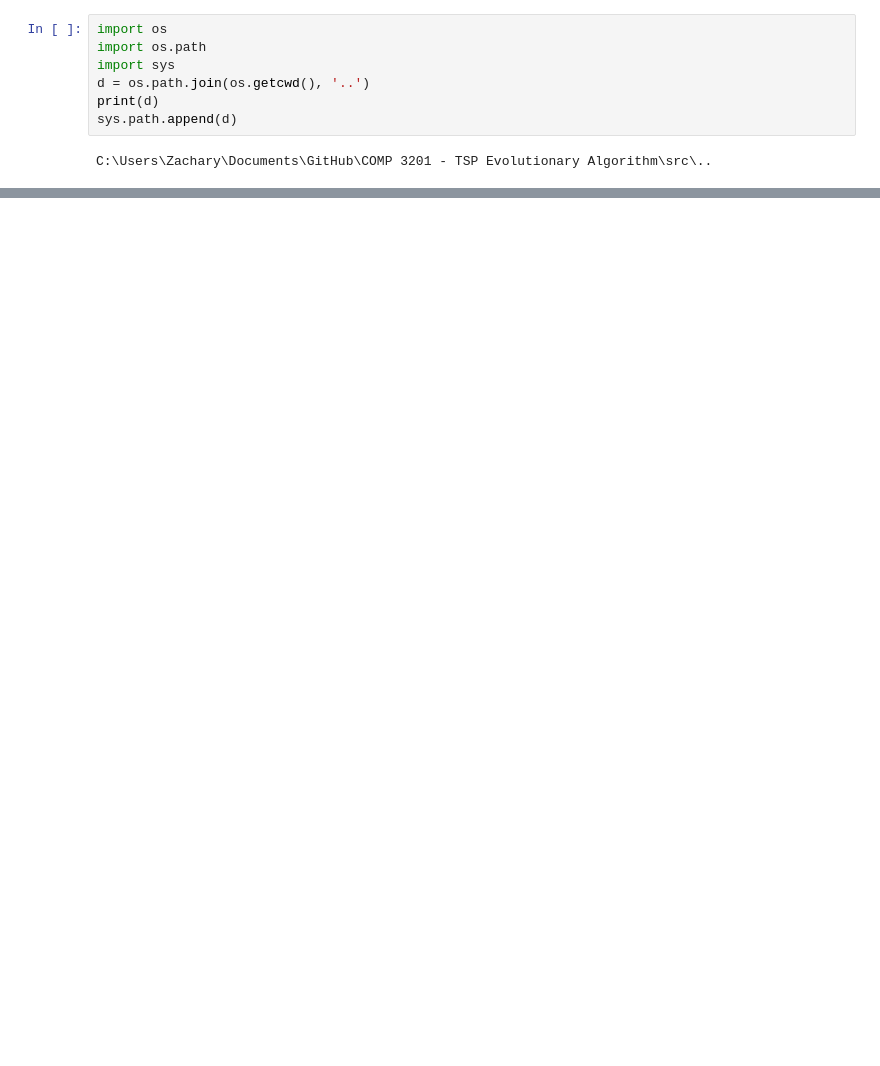
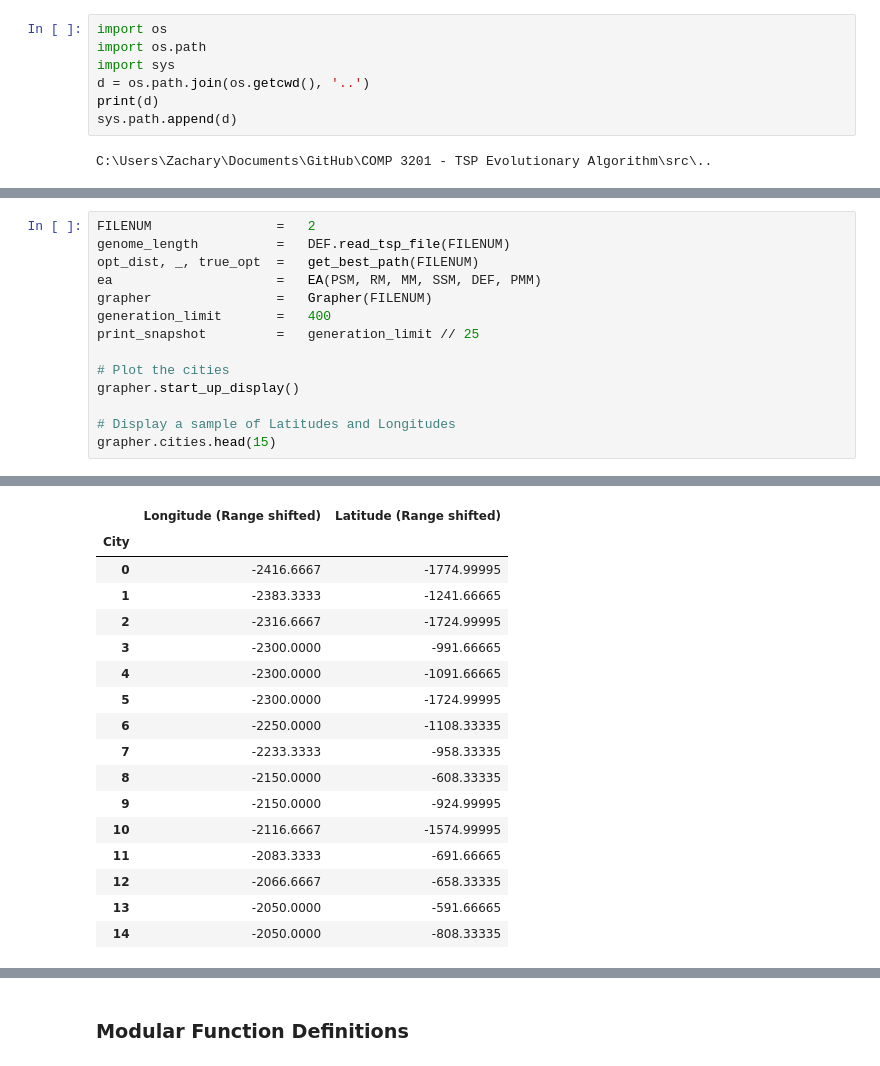
Before and after one commit to ZacharyMN709/COMP-3201---TSP-Evolutionary-Algorithm, a Jupyter notebook: src/HERMES.ipynb, the cells around one changed output, grey strips where cells are left out. Cells and saved outputs as stored; diff of their text form; blank space fills up the shorter version.

```diff
--- a/src/HERMES.ipynb
+++ b/src/HERMES.ipynb
@@ -186,0 +83,15 @@ alt_graph()
+# %%
+FILENUM                =   2
+genome_length          =   DEF.read_tsp_file(FILENUM)
+opt_dist, _, true_opt  =   get_best_path(FILENUM)
+ea                     =   EA(PSM, RM, MM, SSM, DEF, PMM)
+grapher                =   Grapher(FILENUM)
+generation_limit       =   400
+print_snapshot         =   generation_limit // 25
+
+# Plot the cities
+grapher.start_up_display()
+
+# Display a sample of Latitudes and Longitudes
+grapher.cities.head(15)
+# %% [output]
@@ -186,0 +99,17 @@ alt_graph()
+|  | Longitude (Range shifted) | Latitude (Range shifted) |
+| City |  |  |
+| 0 | -2416.6667 | -1774.99995 |
+| 1 | -2383.3333 | -1241.66665 |
+| 2 | -2316.6667 | -1724.99995 |
+| 3 | -2300.0000 | -991.66665 |
+| 4 | -2300.0000 | -1091.66665 |
+| 5 | -2300.0000 | -1724.99995 |
+| 6 | -2250.0000 | -1108.33335 |
+| 7 | -2233.3333 | -958.33335 |
+| 8 | -2150.0000 | -608.33335 |
+| 9 | -2150.0000 | -924.99995 |
+| 10 | -2116.6667 | -1574.99995 |
+| 11 | -2083.3333 | -691.66665 |
+| 12 | -2066.6667 | -658.33335 |
+| 13 | -2050.0000 | -591.66665 |
+| 14 | -2050.0000 | -808.33335 |
@@ -186,0 +117,2 @@ alt_graph()
+# %% [markdown]
+### Modular Function Definitions
```
Also changed, not shown: parts of 45 cells of this notebook, 7 other files.
